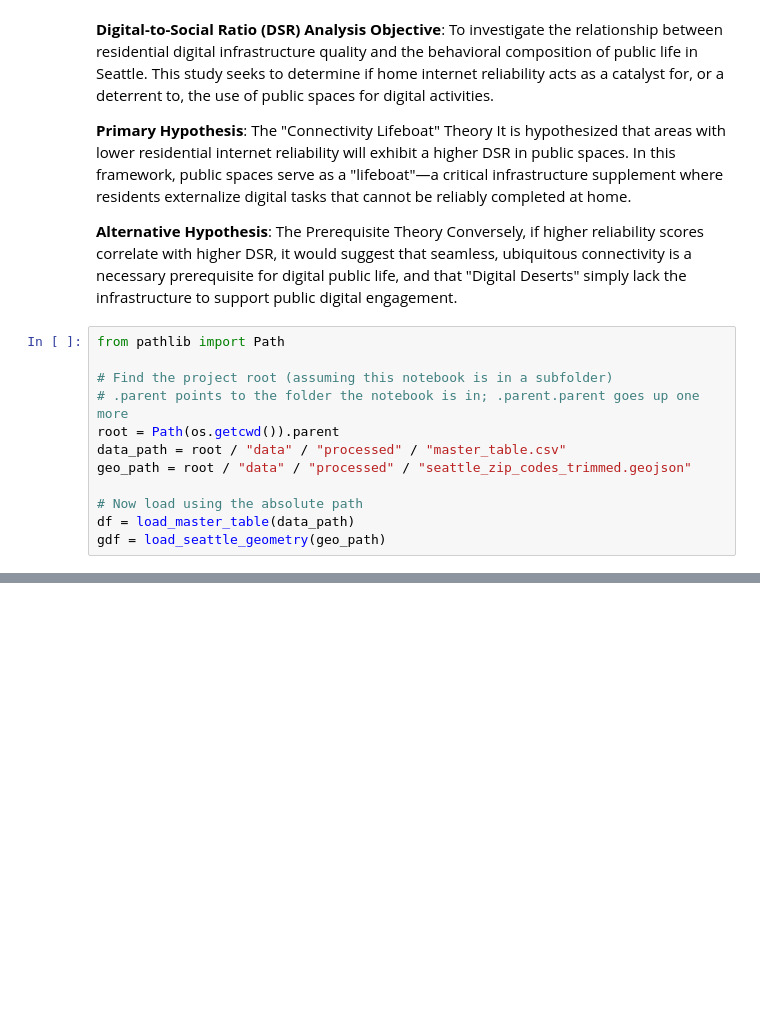
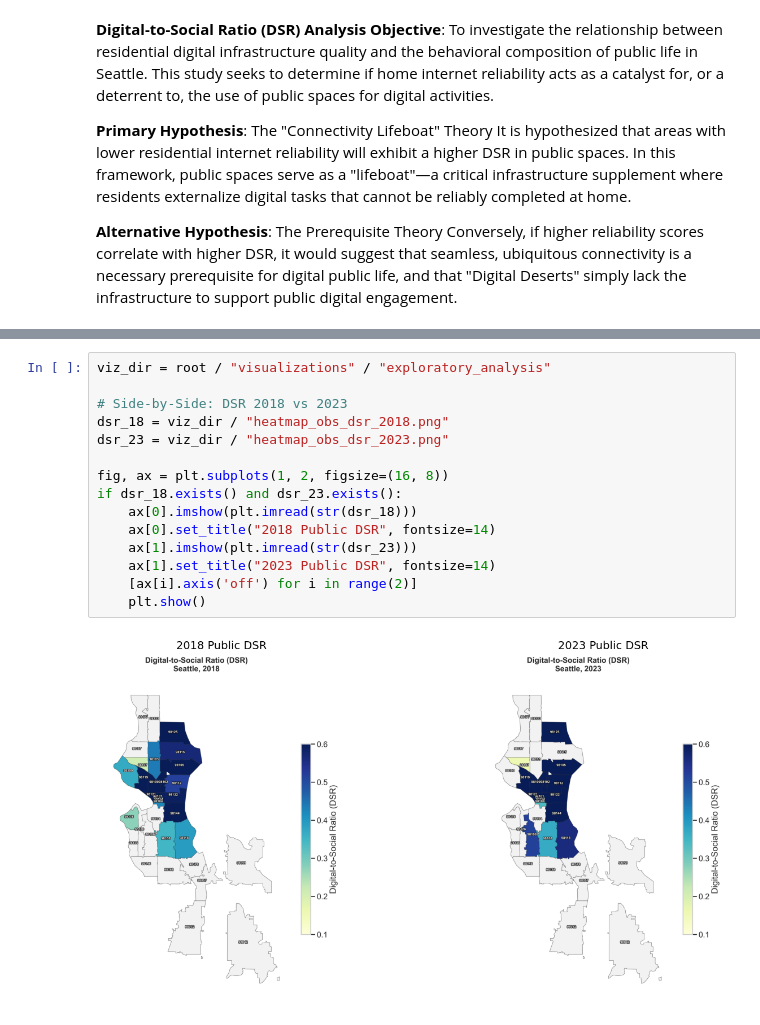
Before and after one commit to AidanGrambihler/strategic-discovery-engine, a Jupyter notebook: reports/dsr_analysis_report.ipynb, the cells around one changed output, grey strips where cells are left out. Drawn from its saved outputs; the diff is of its cells as text; blank space fills up the shorter version.

```diff
--- a/reports/dsr_analysis_report.ipynb
+++ b/reports/dsr_analysis_report.ipynb
@@ -37,15 +41,3 @@ Success! Found Audit Summary at: /Users/aidangrambihler/seattle-public-life-anal
 **Primary Hypothesis**: The "Connectivity Lifeboat" Theory It is hypothesized that areas with lower residential internet reliability will exhibit a higher DSR in public spaces. In this framework, public spaces serve as a "lifeboat"—a critical infrastructure supplement where residents externalize digital tasks that cannot be reliably completed at home.
 
 **Alternative Hypothesis**: The Prerequisite Theory Conversely, if higher reliability scores correlate with higher DSR, it would suggest that seamless, ubiquitous connectivity is a necessary prerequisite for digital public life, and that "Digital Deserts" simply lack the infrastructure to support public digital engagement.
-# %%
-from pathlib import Path
-
-# Find the project root (assuming this notebook is in a subfolder)
-# .parent points to the folder the notebook is in; .parent.parent goes up one more
-root = Path(os.getcwd()).parent
-data_path = root / "data" / "processed" / "master_table.csv"
-geo_path = root / "data" / "processed" / "seattle_zip_codes_trimmed.geojson"
-
-# Now load using the absolute path
-df = load_master_table(data_path)
-gdf = load_seattle_geometry(geo_path)
@@ -122,0 +51,17 @@ plt.show()
+# %%
+viz_dir = root / "visualizations" / "exploratory_analysis"
+
+# Side-by-Side: DSR 2018 vs 2023
+dsr_18 = viz_dir / "heatmap_obs_dsr_2018.png"
+dsr_23 = viz_dir / "heatmap_obs_dsr_2023.png"
+
+fig, ax = plt.subplots(1, 2, figsize=(16, 8))
+if dsr_18.exists() and dsr_23.exists():
+    ax[0].imshow(plt.imread(str(dsr_18)))
+    ax[0].set_title("2018 Public DSR", fontsize=14)
+    ax[1].imshow(plt.imread(str(dsr_23)))
+    ax[1].set_title("2023 Public DSR", fontsize=14)
+    [ax[i].axis('off') for i in range(2)]
+    plt.show()
+# %% [output]
+[figure, added]
```
Also changed, not shown: parts of 38 cells of this notebook, 1 other file.
